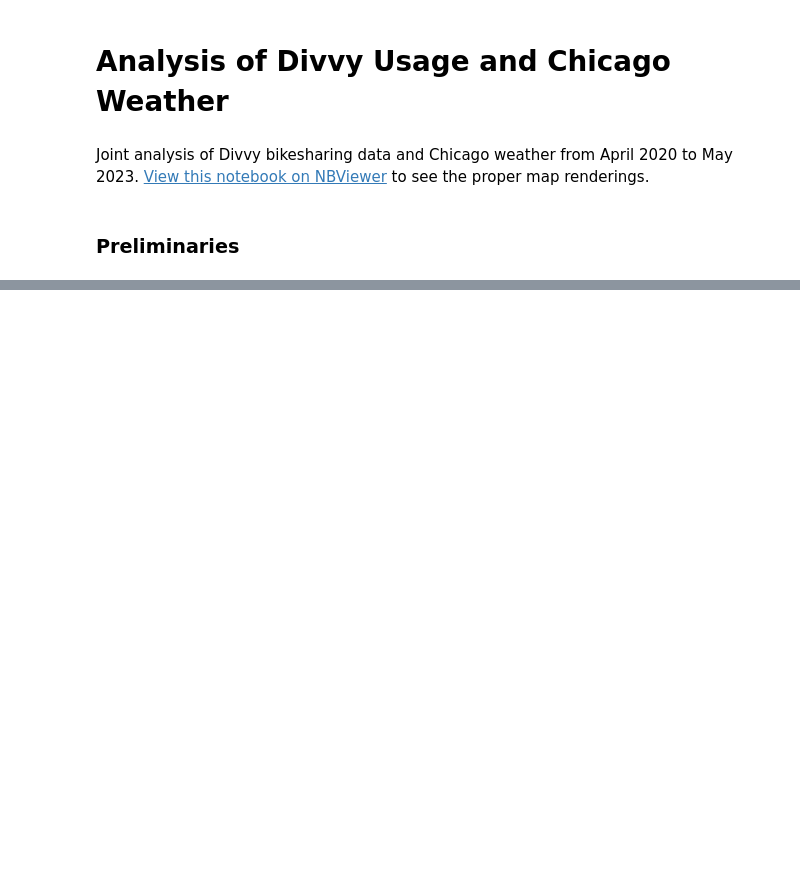
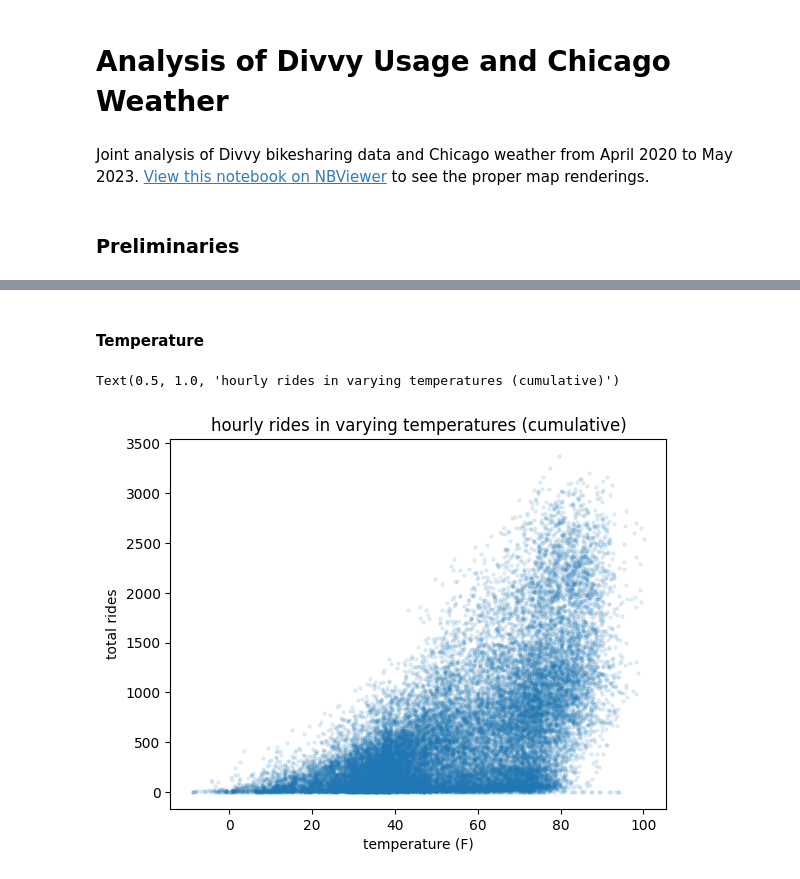
Before and after one commit to pollyren/divvy, a Jupyter notebook: analysis/weather_analysis.ipynb, the cells around one changed output, grey strips where cells are left out. Drawn from its saved outputs; the diff is of its cells as text; code cells hidden in the pictures; blank space fills up the shorter version.

```diff
--- a/analysis/weather_analysis.ipynb
+++ b/analysis/weather_analysis.ipynb
@@ -64,0 +123,10 @@ data.head()
+# %% [markdown]
+#### Temperature
+# %%
+plt.scatter(data['temp'], data['total_counts'], s=5, alpha=0.1)
+plt.xlabel('temperature (F)')
+plt.ylabel('total rides')
+plt.title('hourly rides in varying temperatures (cumulative)')
+# %% [output]
+Text(0.5, 1.0, 'hourly rides in varying temperatures (cumulative)')
+[figure, added]
```
Also changed, not shown: parts of 18 cells of this notebook.
